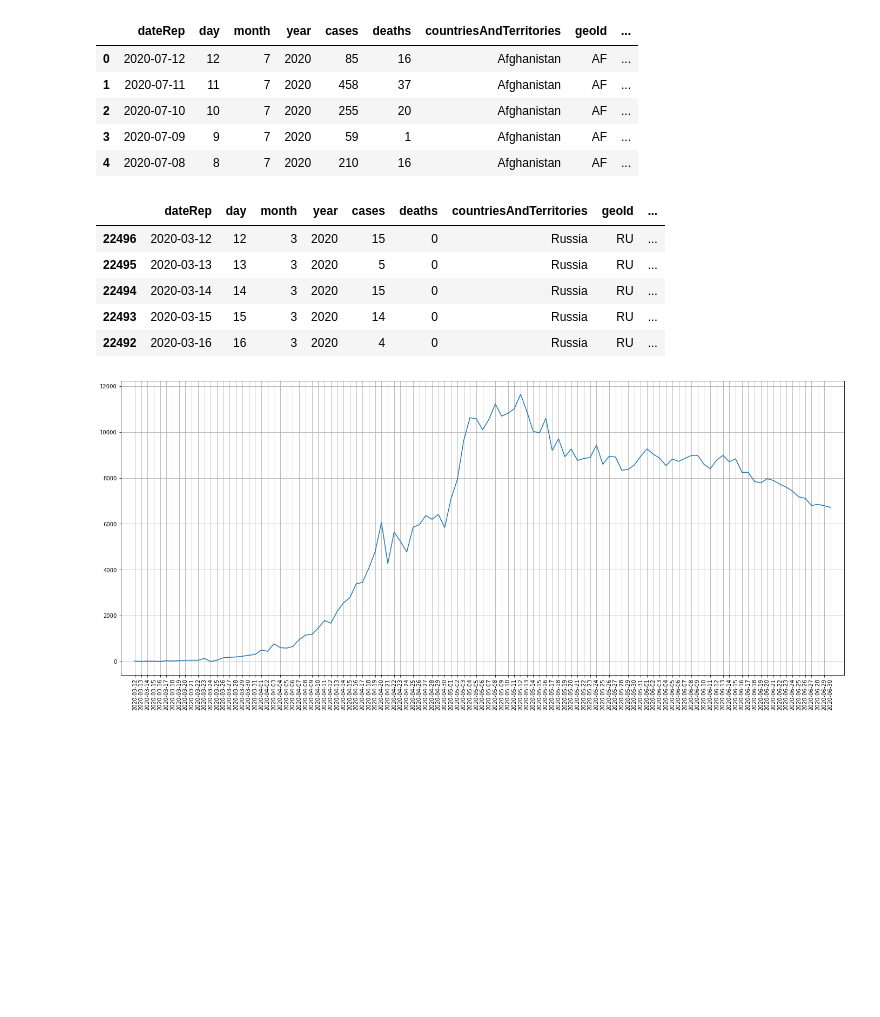
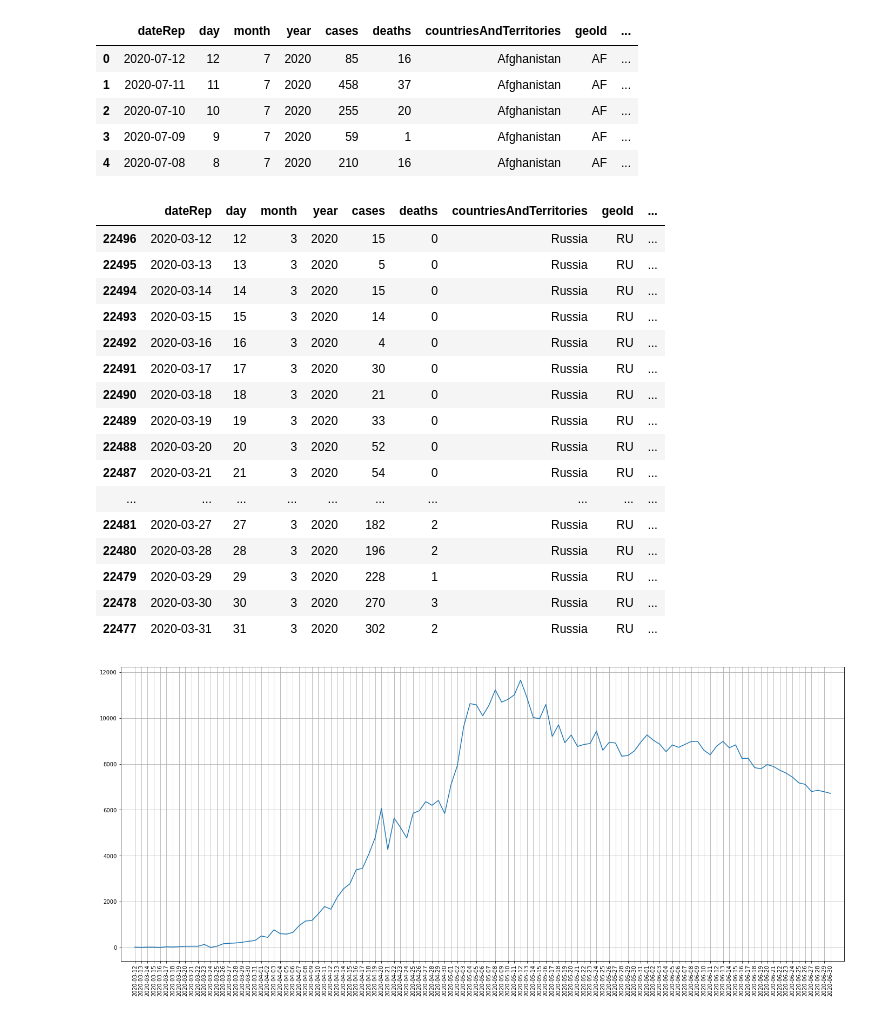
Before and after one commit to Petlja/epidemija-racunanja, a Jupyter notebook: covid-analize.ipynb, the cells around one changed output. Drawn from its saved outputs; the diff is of its cells as text; code cells hidden in the pictures; blank space fills up the shorter version.

```diff
--- a/covid-analize.ipynb
+++ b/covid-analize.ipynb
@@ -15,14 +22,25 @@ t.head()
 | 4 | 2020-07-08 | 8 | 7 | 2020 | 210 | 16 | Afghanistan | AF | ... |
 # %%
 t_russia = t[(t["countriesAndTerritories"] == "Russia") & (t['dateRep'] >= '2020-03-12')  & (t['dateRep'] <= '2020-06-30')].sort_values('dateRep')
-t_russia.head()
+t_russia.head(20)
 # %% [output]
 |  | dateRep | day | month | year | cases | deaths | countriesAndTerritories | geoId | ... |
 | 22496 | 2020-03-12 | 12 | 3 | 2020 | 15 | 0 | Russia | RU | ... |
 | 22495 | 2020-03-13 | 13 | 3 | 2020 | 5 | 0 | Russia | RU | ... |
 | 22494 | 2020-03-14 | 14 | 3 | 2020 | 15 | 0 | Russia | RU | ... |
 | 22493 | 2020-03-15 | 15 | 3 | 2020 | 14 | 0 | Russia | RU | ... |
 | 22492 | 2020-03-16 | 16 | 3 | 2020 | 4 | 0 | Russia | RU | ... |
+| 22491 | 2020-03-17 | 17 | 3 | 2020 | 30 | 0 | Russia | RU | ... |
+| 22490 | 2020-03-18 | 18 | 3 | 2020 | 21 | 0 | Russia | RU | ... |
+| 22489 | 2020-03-19 | 19 | 3 | 2020 | 33 | 0 | Russia | RU | ... |
+| 22488 | 2020-03-20 | 20 | 3 | 2020 | 52 | 0 | Russia | RU | ... |
+| 22487 | 2020-03-21 | 21 | 3 | 2020 | 54 | 0 | Russia | RU | ... |
+| ... | ... | ... | ... | ... | ... | ... | ... | ... | ... |
+| 22481 | 2020-03-27 | 27 | 3 | 2020 | 182 | 2 | Russia | RU | ... |
+| 22480 | 2020-03-28 | 28 | 3 | 2020 | 196 | 2 | Russia | RU | ... |
+| 22479 | 2020-03-29 | 29 | 3 | 2020 | 228 | 1 | Russia | RU | ... |
+| 22478 | 2020-03-30 | 30 | 3 | 2020 | 270 | 3 | Russia | RU | ... |
+| 22477 | 2020-03-31 | 31 | 3 | 2020 | 302 | 2 | Russia | RU | ... |
 # %%
 sc = t_russia.set_index('dateRep')["cases"]
 # %%
```
Also changed, not shown: parts of 11 cells of this notebook, 14 other files.
